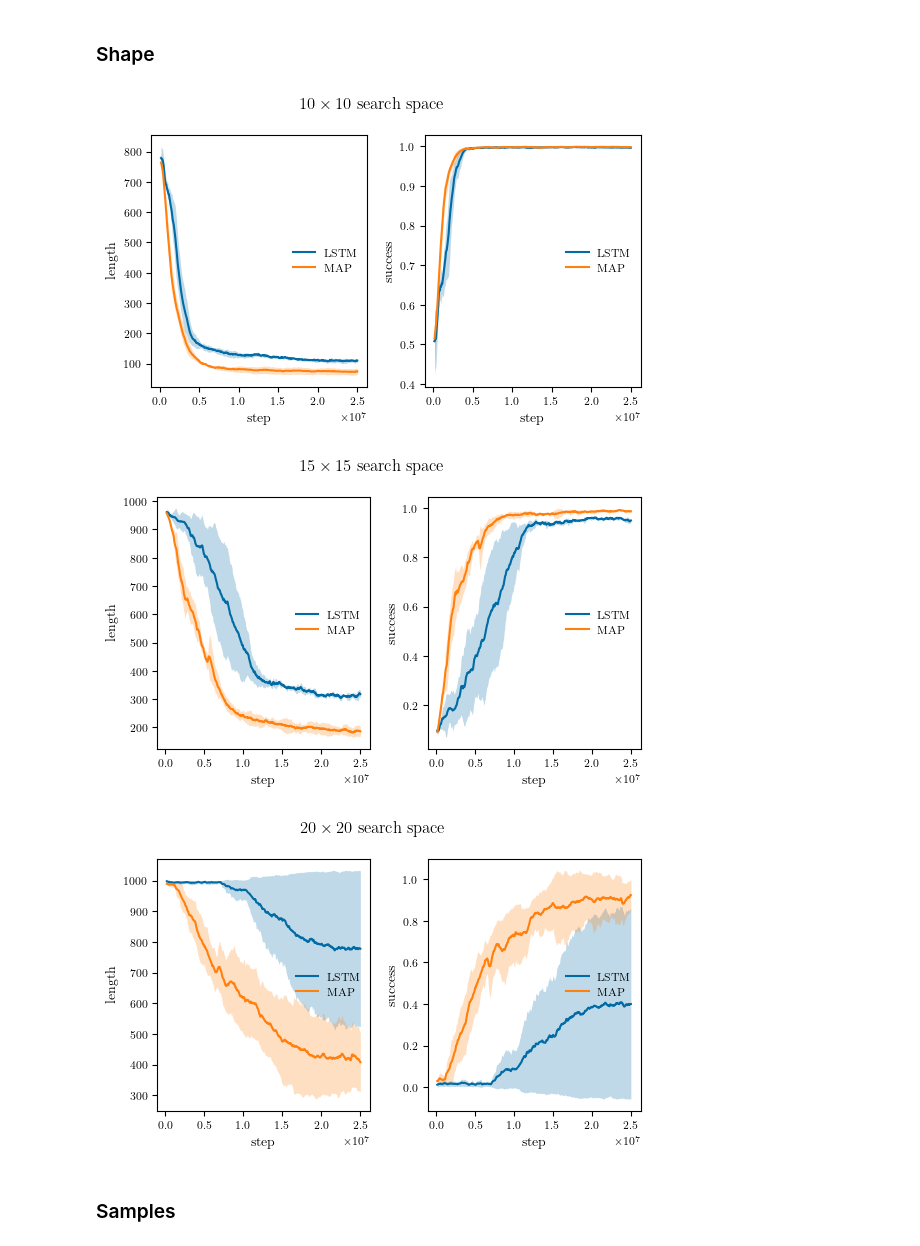
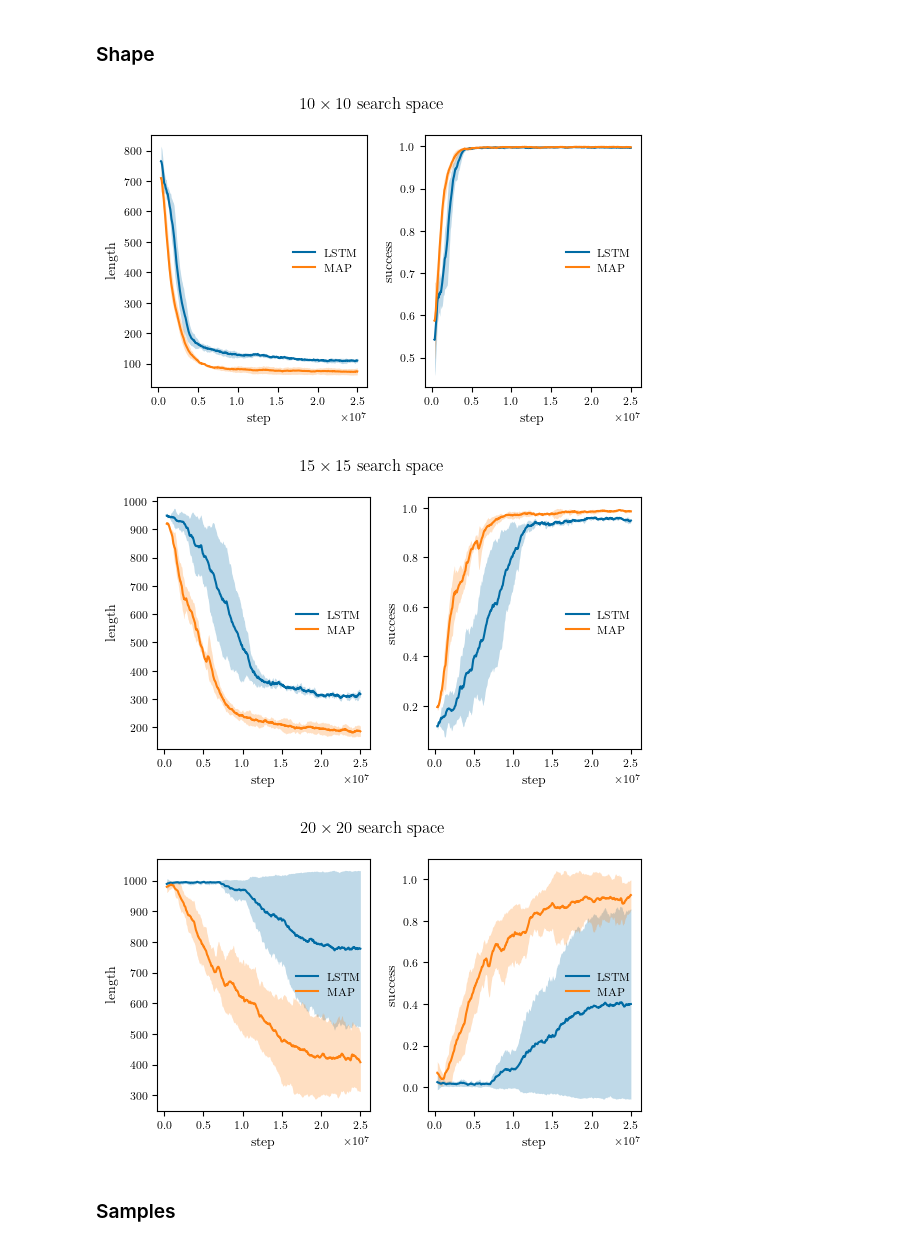
Before and after one commit to fumlig/visualsearch, a Jupyter notebook: plot.ipynb, the cells around one changed output. Saved outputs shown, nothing was run; the diff lists cells and outputs as text; code cells hidden in the pictures.

```diff
--- a/plot.ipynb
+++ b/plot.ipynb
@@ -172,31 +172,32 @@ def plot_values(ax, all_values, max_x=0, label=None, **kwargs):
 # %%
 timesteps = int(25e6)
 shapes = [10, 15, 20]
 fields = ["length", "success"]
 seeds = [0, 1, 2, 3]
 
 for shape in shapes:
     fig, axs = plt.subplots(1, 2, figsize=figsize(width=TEXTWIDTH_IN))
 
     data = {
         "LSTM": [f"results/shape/lstm/{shape}/{seed}/train.csv" for seed in seeds],
         "MAP": [f"results/shape/map/{shape}/{seed}/train.csv" for seed in seeds],
     }
 
     for ax, field in zip(axs, fields):
         for label, csv_files in data.items():
             raw_data = np.array([read_csv(f, field) for f in csv_files])
-            plot_values(ax, raw_data, label=label, smoothing=0.95, first_valid=10, x_scale=timesteps/raw_data.shape[1])
+            plot_values(ax, raw_data, label=label, smoothing=0.95, first_valid=20, x_scale=timesteps/raw_data.shape[1])
 
         ax.set_xlabel("step")
         ax.set_ylabel(field)
         ax.legend(frameon=False, loc="center right")
 
     fig.suptitle(fr"${shape} \times {shape}$ search space")
     fig.tight_layout()
+    fig.savefig(figpath(f"shape-{shape}"))
 # %% [output]
-[figure, old version]
+[figure, new version]
-[figure, old version]
+[figure, new version]
 [figure]
 # %% [markdown]
 ### Samples
```
Also changed, not shown: parts of 1 cell of this notebook, 35 other files.
